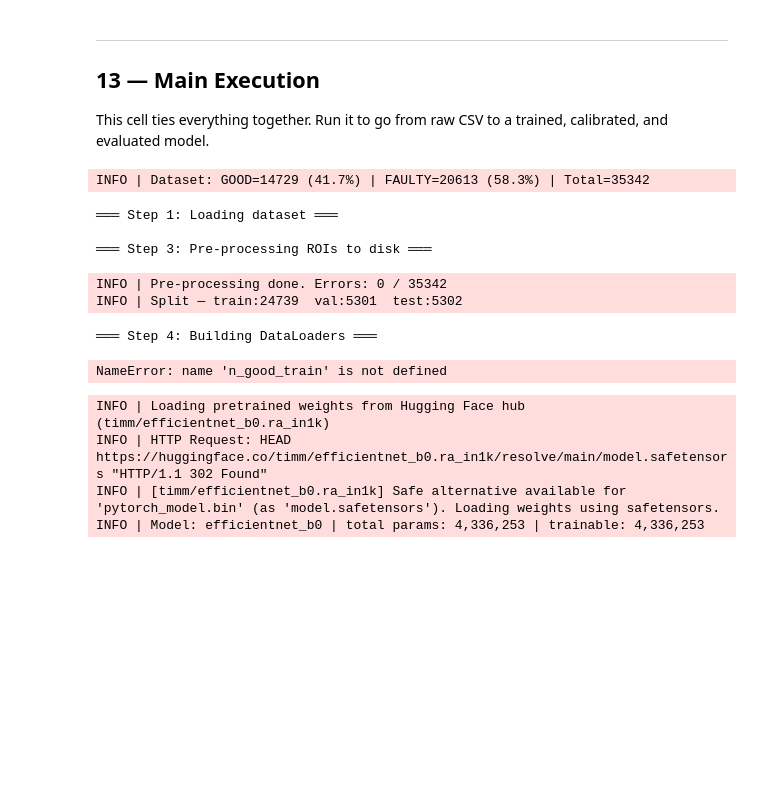
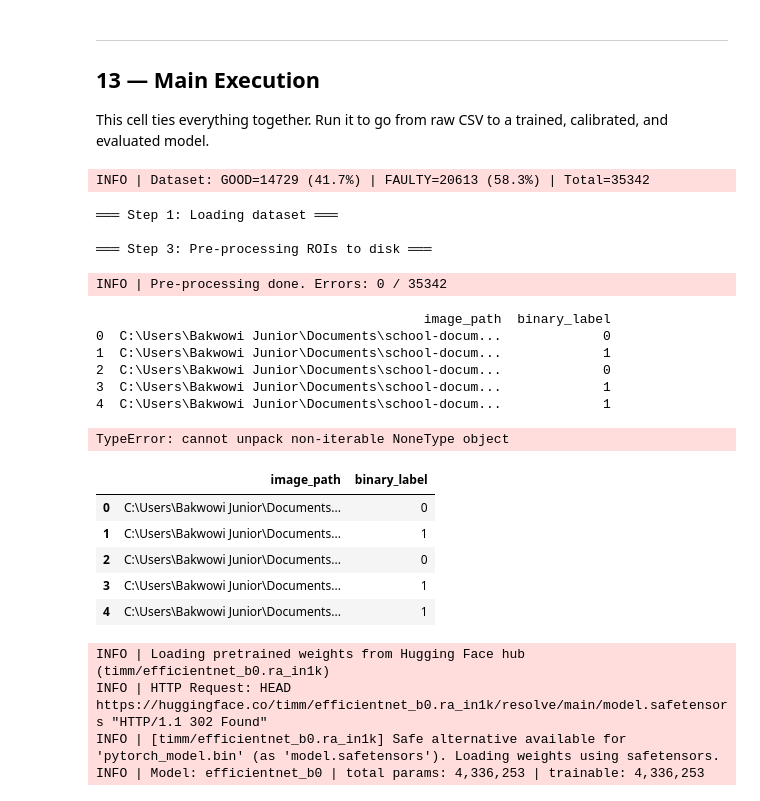
Before and after one commit to Bakwowi/bottle_inspection_model_cv, a Jupyter notebook: Krones_challenge_cv/cv-project.ipynb, the cells around one changed output. Saved outputs shown, nothing was run; the diff lists cells and outputs as text; code cells hidden in the pictures; blank space fills up the shorter version.

```diff
--- a/Krones_challenge_cv/cv-project.ipynb
+++ b/Krones_challenge_cv/cv-project.ipynb
@@ -1971,12 +1976,14 @@ def run_full_pipeline(cfg: dict = CFG, run_hparam_search: bool = False):
         # After this, df[image_col] points to pre-cropped images
         cfg['annotation_csv'] = os.path.join(cfg['processed_dir'], 'annotations_processed.csv')
         df.to_csv(cfg['annotation_csv'], index=False)
+    # change the image path to /kaggle/working/processed/
+    df['image_path'] = df['image_path'].apply(lambda x: x.replace(cfg['image_dir'], '/kaggle/working/processed/'))
 
-    df = pd.read_csv("/kaggle/working/processed/annotations_processed.csv")
-    df.head()
+    df = pd.read_csv(r"C:\Users\Bakwowi Junior\Documents\school-documents\4th-semester-SS-26\Computer Vision\project\Krones_challenge_cv\processed/annotations_processed.csv")
+    print(df.head())
 
-    # use_roi=True: run Hough detection on each load (slower but no pre-processing needed)
-    # use_roi=False: images in df are already pre-cropped (faster)
+    use_roi=True: run Hough detection on each load (slower but no pre-processing needed)
+    use_roi=False: images in df are already pre-cropped (faster)
     use_roi = False
 
     # ── Step 4: DataLoaders ───────────────────────────────────────────────
@@ -1991,6 +1998,7 @@ def run_full_pipeline(cfg: dict = CFG, run_hparam_search: bool = False):
     total = good_count + faulty_count
     print(f'Batch balance — GOOD: {good_count} ({100*good_count/total:.1f}%) '
       f'| FAULTY: {faulty_count} ({100*faulty_count/total:.1f}%)')
+    print(f'Pos_weight: {pos_weight:.4f}')
 
     print(f'Batches — train:{len(train_loader)}  val:{len(val_loader)}  test:{len(test_loader)}')
 
@@ -2073,15 +2081,19 @@ model, threshold, metrics, predictions = run_full_pipeline(
 )
 
 # save final model
-final_model_path = os.path.join(CFG['output_dir'], 'final_model.pth')
-torch.save(model.state_dict(), final_model_path)
-print(f'Final model weights saved → {final_model_path}')
+# final_model_path = os.path.join(CFG['output_dir'], 'final_model.pth')
+# torch.save(model.state_dict(), final_model_path)
+# print(f'Final model weights saved → {final_model_path}')
 # %% [output]
 INFO | Dataset: GOOD=14729 (41.7%) | FAULTY=20613 (58.3%) | Total=35342
 ═══ Step 1: Loading dataset ═══
 
 ═══ Step 3: Pre-processing ROIs to disk ═══
 INFO | Pre-processing done. Errors: 0 / 35342
-INFO | Split — train:24739  val:5301  test:5302
-═══ Step 4: Building DataLoaders ═══
+                                          image_path  binary_label
+0  C:\Users\Bakwowi Junior\Documents\school-docum...             0
+1  C:\Users\Bakwowi Junior\Documents\school-docum...             1
+2  C:\Users\Bakwowi Junior\Documents\school-docum...             0
+3  C:\Users\Bakwowi Junior\Documents\school-docum...             1
+4  C:\Users\Bakwowi Junior\Documents\school-docum...             1
-NameError: name 'n_good_train' is not defined
+TypeError: cannot unpack non-iterable NoneType object
@@ -2090,3 +2100,16 @@ NameError: name 'n_good_train' is not defined
+# %%
+# remove C:\Users\Bakwowi Junior\Documents\school-documents\4th-semester-SS-26\Computer Vision\project\Krones_challenge_cv\processed\ from the image path in the predictions dataframe
+df_annotations = pd.read_csv(r"C:\Users\Bakwowi Junior\Documents\school-documents\4th-semester-SS-26\Computer Vision\project\Krones_challenge_cv\annotations_processed.csv")
+df_annotations['image_path'] = df_annotations['image_path'].apply(lambda x: x.replace(r"C:\Users\Bakwowi Junior\Documents\school-documents\4th-semester-SS-26\Computer Vision\project\Krones_challenge_cv\processed\/", '/kaggle/working/processed/'))
+df_annotations.to_csv(r"C:\Users\Bakwowi Junior\Documents\school-documents\4th-semester-SS-26\Computer Vision\project\Krones_challenge_cv\annotations_processed.csv", index=False)
+df_annotations.head()
+# %% [output]
+|  | image_path | binary_label |
+| 0 | C:\Users\Bakwowi Junior\Documents... | 0 |
+| 1 | C:\Users\Bakwowi Junior\Documents... | 1 |
+| 2 | C:\Users\Bakwowi Junior\Documents... | 0 |
+| 3 | C:\Users\Bakwowi Junior\Documents... | 1 |
+| 4 | C:\Users\Bakwowi Junior\Documents... | 1 |
 # %%
 import pandas as pd
 import glob
```
Also changed, not shown: parts of 9 cells of this notebook, 11 other files.
